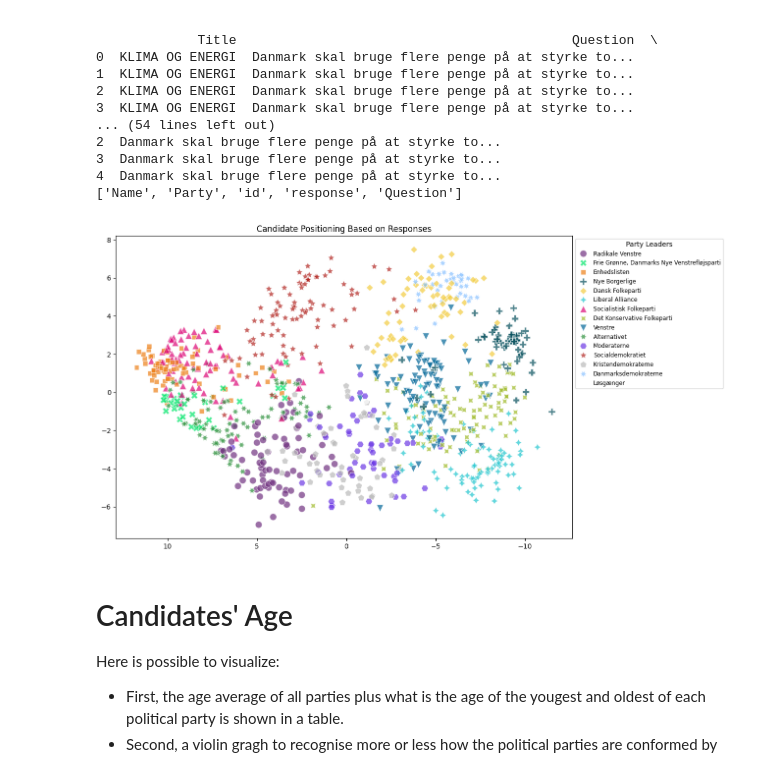
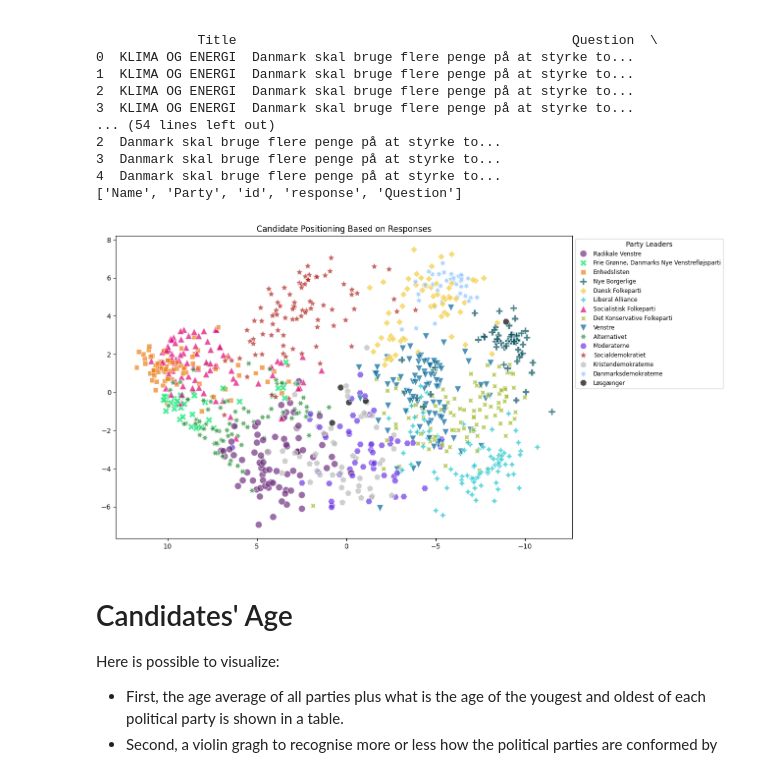
Before and after one commit to EarthOddity/mal-assignments, a Jupyter notebook: Assignment 2/2. Candidate Test 2022 I.ipynb, the cells around one changed output. Drawn from its saved outputs; the diff is of its cells as text; code cells hidden in the pictures.

```diff
--- a/Assignment 2/2. Candidate Test 2022 I.ipynb
+++ b/Assignment 2/2. Candidate Test 2022 I.ipynb
@@ -251,7 +251,7 @@ danskcolor = {
     "Danmarksdemokraterne": '#8ac3ff',
     "Enhedslisten": '#ed8019',
     "Alternativet": '#2a8f39',
-    "Løsgænger": '#ffffff'
+    "Løsgænger": '#000000'
 }
 
 # Melt DR responses
@@ -292,34 +292,34 @@ wide_format.columns = wide_format.columns.astype(str)
 # Perform PCA
 pca = PCA(n_components=2)
 pca_result = pca.fit_transform(wide_format)
 
 # Create a DataFrame for the PCA results
 pca_df = pd.DataFrame(data=pca_result, columns=['PC1', 'PC2'])
 pca_df['Name'] = wide_format.index.get_level_values('Name')
 pca_df['Party'] = wide_format.index.get_level_values('Party')
 
 # Plot the PCA results
 plt.figure(figsize=(12, 8))
 sns.scatterplot(data=pca_df, x='PC1', y='PC2', hue='Party', style='Party', palette=danskcolor, s=100, alpha=0.7)
 
 plt.title('Candidate Positioning Based on Responses')
 
 # Remove axis labels
 plt.xlabel('')
 plt.ylabel('')
 
 # Invert the x-axis
 plt.gca().invert_xaxis()
 
 # Remove grid
 plt.grid(False)
 
 # Adjust the legend position
 plt.legend(title='Party Leaders', loc='upper left', bbox_to_anchor=(1, 1), fontsize='small')
 
 plt.show()
 # %% [output]
-[figure, old version]
+[figure, new version]
 # %% [markdown]
 # Candidates' Age
 Here is possible to visualize:
```
